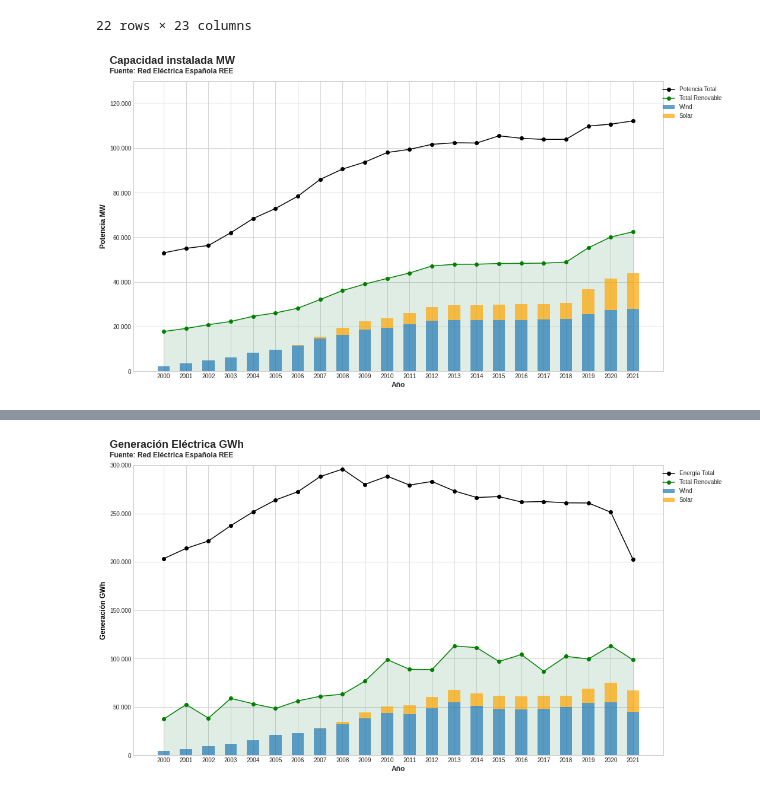
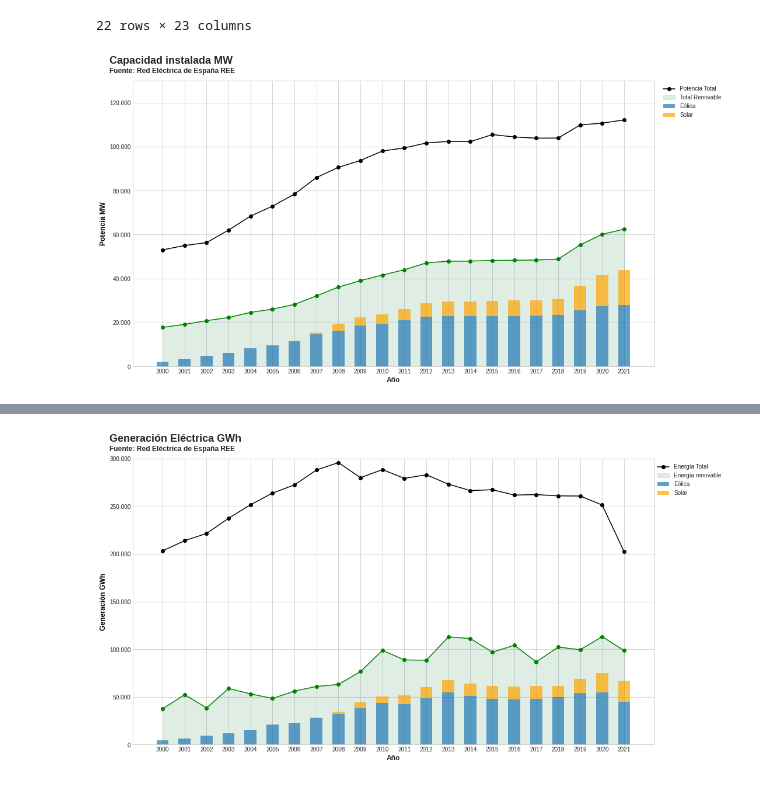
Before and after one commit to castorgit/Renewables-stats, a Jupyter notebook: Renewables_spain_increase.ipynb, the cells around one changed output, grey strips where cells are left out. Saved outputs shown, nothing was run; the diff lists cells and outputs as text; code cells hidden in the pictures.

Commit message:
changes in labels

```diff
--- a/Renewables_spain_increase.ipynb
+++ b/Renewables_spain_increase.ipynb
@@ -45,39 +45,39 @@ df1['Total Renovable'] = df1['Solar energy'] + df1['Eólica']+df1['Total hidraul
 locale.setlocale(locale.LC_ALL, 'es_ES.UTF-8')
 plt.rcParams['axes.formatter.use_locale'] = True
 plt.rcParams["figure.figsize"] = [16,9]
 plt.rcParams["figure.figsize"] = [16,9]
 fig,ax = plt.subplots()
 # make a plot
 
 #ax.set_title('Potencia Instalada por tecnología MW',color="black",fontsize=24)
 ax.plot(df1['Year'],df1['Total       '], color="black", marker="o", label = "Potencia Total")
-ax.plot(df1['Year'],df1['Total Renovable'], color="green", marker="o", label = "Total Renovable")
+ax.plot(df1['Year'],df1['Total Renovable'], color="green", marker="o")
 
-ax.fill_between(df1['Year'],0, df1['Total Renovable'], color ='seagreen', alpha=0.15)
+ax.fill_between(df1['Year'],0, df1['Total Renovable'], color ='seagreen', alpha=0.15, label = "Total Renovable")
 
 ax.set_ylim([0,130000])
 # set x-axis label
 ax.set_xlabel("Año",fontsize=12, fontweight='bold')
 # set y-axis label
 ax.set_ylabel("Potencia MW",color="black",fontsize=12, fontweight='bold')
 
 width = 0.55
-ax.bar(df1['Year'], df1['Wind'], width,  label='Wind', alpha=0.7)
+ax.bar(df1['Year'], df1['Wind'], width,  label='Eólica', alpha=0.7)
 ax.bar(df1['Year'], df1['Solar energy'], width,  label='Solar', bottom = df1['Wind'], color='orange', alpha=0.7)
 #ax.bar(df1['Year'], df1['Solar Energy'], width,  bottom = (df1['Wind']+df1['Hydro']),
 #       label='Solar', color='red')
 
 #ax.legend(bbox_to_anchor=(1.12, 1), title='Etiquetas')
-ax.legend(bbox_to_anchor=(1.12, 1))
+ax.legend(bbox_to_anchor=(1.14, 1))
 plt.figtext(0.09, 0.925, "Capacidad instalada MW", fontsize=18, fontweight='bold')
-plt.figtext(0.09, 0.9, "Fuente: Red Eléctrica Española REE", fontsize=12, fontweight='bold')
+plt.figtext(0.09, 0.9, "Fuente: Red Eléctrica de España REE", fontsize=12, fontweight='bold')
 
 plt.savefig("capacidad_REE.pdf")
 plt.show()
 
 plt.show()
 # %% [output]
-[figure, old version]
+[figure, new version]
 # %%
 # Generation Data figure
 # %%
@@ -117,9 +117,9 @@ fig,ax = plt.subplots()
 # make a plot
 #ax.set_title('Generación Eléctrica GWh',color = "black", fontsize=14, loc='left')
 ax.plot(df1['Year'],df1['Generación Total'], color="black", marker="o", label = "Energía Total")
-ax.plot(df1['Year'],df1['Total Renovable'], color="green", marker="o", label = "Total Renovable")
+ax.plot(df1['Year'],df1['Total Renovable'], color="green", marker="o")
 
-ax.fill_between(df1['Year'],0, df1['Total Renovable'], color ='seagreen',alpha = 0.15)
+ax.fill_between(df1['Year'],0, df1['Total Renovable'], color ='seagreen',alpha = 0.15, label="Energía renovable")
 
 ax.set_ylim([0,300000])
 # set x-axis label
@@ -130,17 +130,17 @@ ax.set_ylabel("Generación GWh",color="black",fontsize=12, fontweight='bold')
 #ax.yaxis.set_major_formatter(mpl.ticker.StrMethodFormatter('{x:,.0f}'))
 
 width = 0.55
-ax.bar(df1['Year'], df1['Eolica'], width,  label='Wind', alpha=0.7)
+ax.bar(df1['Year'], df1['Eolica'], width,  label='Eólica', alpha=0.7)
 ax.bar(df1['Year'], df1['Total Solar'], width,  label='Solar', bottom = df1['Eolica'], color='orange', alpha=0.7)
 #ax.bar(df1['Year'], df1['Hidráulica'], width,  bottom = (df1['Eólica']+df1['Solar fotovoltaica']),
 #       label='Hydro', color='red')
 
 #ax.legend(bbox_to_anchor=(1.12, 1), title='Etiquetas')
-ax.legend(bbox_to_anchor=(1.12, 1))
+ax.legend(bbox_to_anchor=(1.14, 1))
 plt.figtext(0.09, 0.925, "Generación Eléctrica GWh", fontsize=18, fontweight='bold')
-plt.figtext(0.09, 0.9, "Fuente: Red Eléctrica Española REE", fontsize=12, fontweight='bold')
+plt.figtext(0.09, 0.9, "Fuente: Red Eléctrica de España REE", fontsize=12, fontweight='bold')
 
 plt.savefig("generacion_REE.pdf")
 plt.show()
 # %% [output]
-[figure, old version]
+[figure, new version]
```
